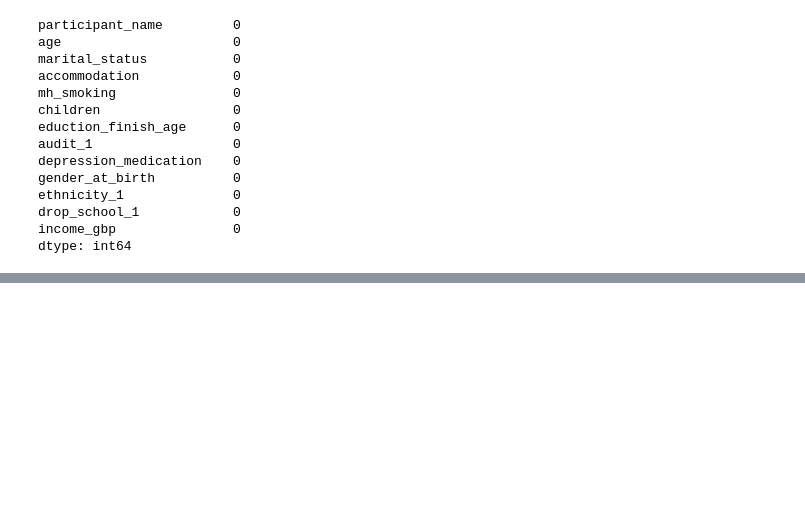
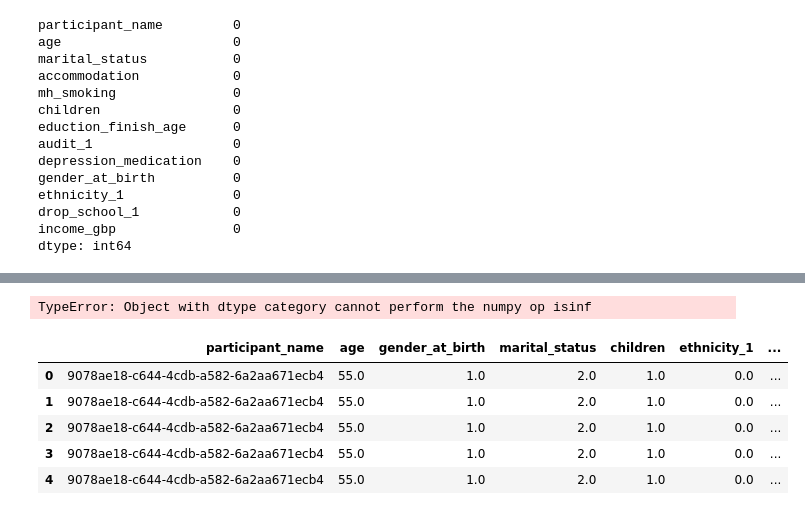
Before and after one commit to kaylenemorrison/wearable-device-depression-prediction, a Jupyter notebook: imputation_exploration.ipynb, the cells around one changed output, grey strips where cells are left out. Cells and saved outputs as stored; diff of their text form; code cells hidden in the pictures; blank space fills up the shorter version.

```diff
--- a/imputation_exploration.ipynb
+++ b/imputation_exploration.ipynb
@@ -268,0 +397,5 @@ dtype: int64
+# %%
+for col in categorical_cols:
+    print(col)
+    print(X_imputed[col].unique())
+    print("\n")
@@ -268,0 +426,5 @@ dtype: int64
+# %%
+categorical_cols_dict = {
+    col: sorted([x for x in X[col].cat.codes.unique().tolist() if x != -1])
+    for col in categorical_cols
+}
@@ -268,0 +544,30 @@ dtype: int64
+# %%
+X_imputed_preprocessed = pipeline.fit_transform(X)
+# %% [output]
+TypeError: Object with dtype category cannot perform the numpy op isinf
+# %%
+def prepare_data(df, categorical_cols, ordinal_cols, boolean_cols):
+    phq8_demographics = df.drop(columns=[col for col in df.columns if col.startswith('sleep_')])
+    phq8_demographics = phq8_demographics.drop(columns = ["timeInterval_ID"])
+
+    X = phq8_demographics.drop(columns=['phq8_score'])
+    y = phq8_demographics['phq8_score']
+
+    cols_to_encode = categorical_cols + ordinal_cols + boolean_cols
+
+    for col in cols_to_encode:
+        X[col] = X[col].cat.codes
+        X[col] = X[col].replace(-1, np.nan)
+
+    return X, y
+# %%
+X, y = prepare_data(df, categorical_cols, ordinal_cols, boolean_cols)
+# %%
+X.head()
+# %% [output]
+|  | participant_name | age | gender_at_birth | marital_status | children | ethnicity_1 | ... |
+| 0 | 9078ae18-c644-4cdb-a582-6a2aa671ecb4 | 55.0 | 1.0 | 2.0 | 1.0 | 0.0 | ... |
+| 1 | 9078ae18-c644-4cdb-a582-6a2aa671ecb4 | 55.0 | 1.0 | 2.0 | 1.0 | 0.0 | ... |
+| 2 | 9078ae18-c644-4cdb-a582-6a2aa671ecb4 | 55.0 | 1.0 | 2.0 | 1.0 | 0.0 | ... |
+| 3 | 9078ae18-c644-4cdb-a582-6a2aa671ecb4 | 55.0 | 1.0 | 2.0 | 1.0 | 0.0 | ... |
+| 4 | 9078ae18-c644-4cdb-a582-6a2aa671ecb4 | 55.0 | 1.0 | 2.0 | 1.0 | 0.0 | ... |
```
Also changed, not shown: parts of 45 cells of this notebook, 4 other files.
